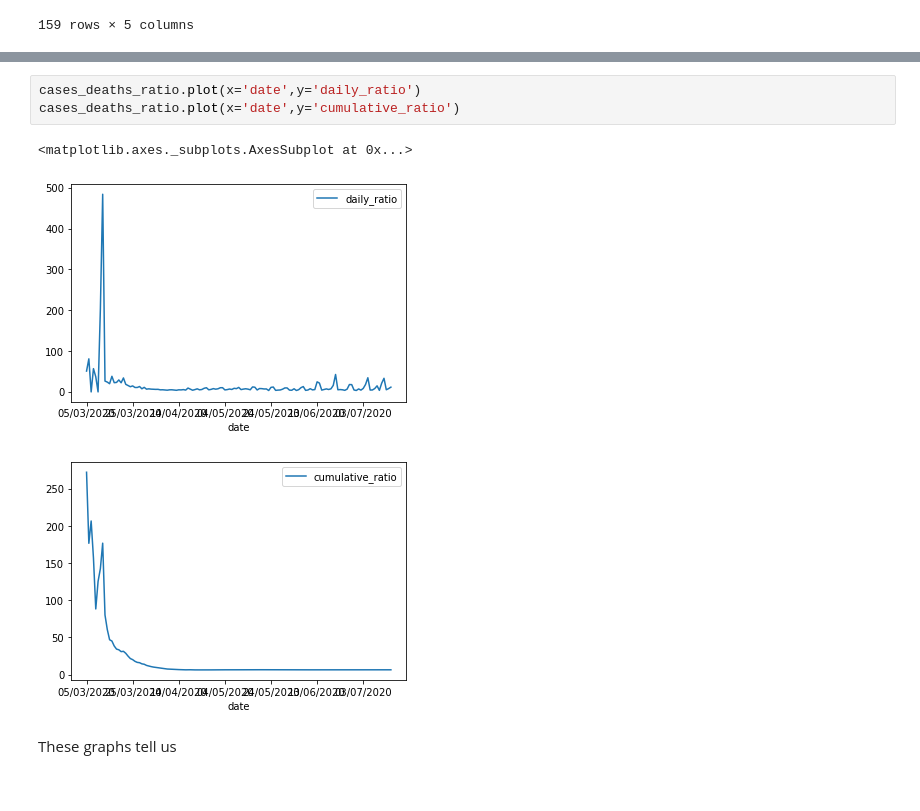
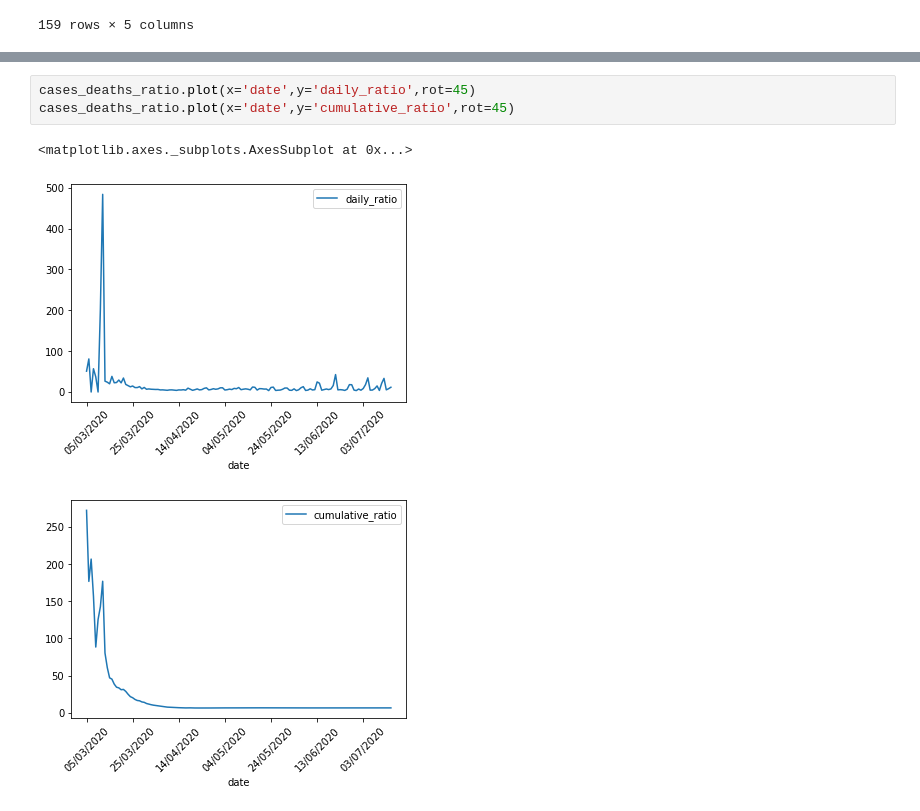
Before and after one commit to Luke-Turvey/Coronavirus-Analysis, a Jupyter notebook: Coronavirus Analysis.ipynb, the cells around one changed output, grey strips where cells are left out. Cells and saved outputs as stored; diff of their text form.

```diff
--- a/Coronavirus Analysis.ipynb
+++ b/Coronavirus Analysis.ipynb
@@ -137,9 +133,7 @@ cases_deaths_ratio
 # %%
-cases_deaths_ratio.plot(x='date',y='daily_ratio')
-cases_deaths_ratio.plot(x='date',y='cumulative_ratio')
+cases_deaths_ratio.plot(x='date',y='daily_ratio',rot=45)
+cases_deaths_ratio.plot(x='date',y='cumulative_ratio',rot=45)
 # %% [output]
 <matplotlib.axes._subplots.AxesSubplot at 0x...>
-[figure, old version]
+[figure, new version]
-[figure, old version]
+[figure, new version]
-# %% [markdown]
-These graphs tell us
```
Also changed, not shown: parts of 11 cells of this notebook.
